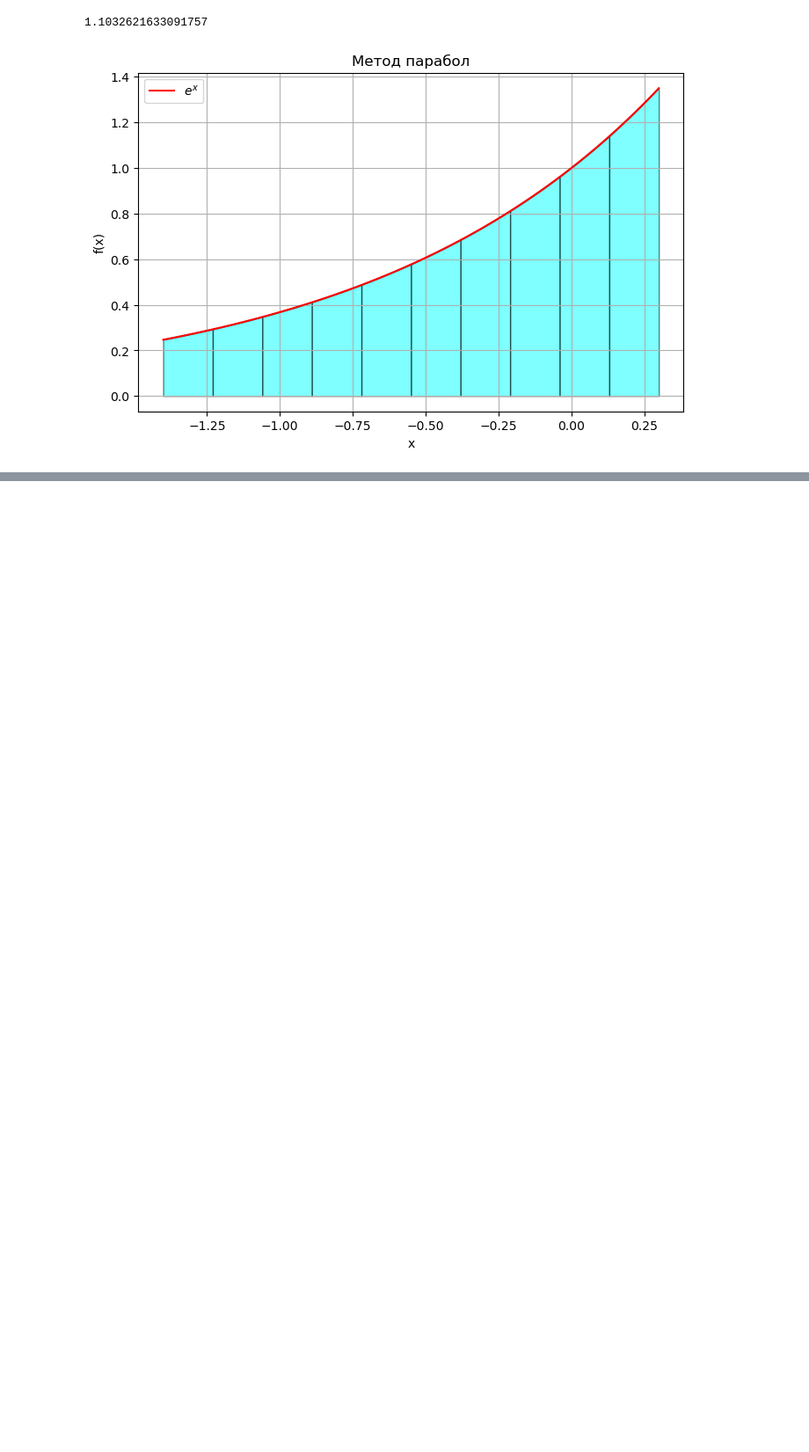
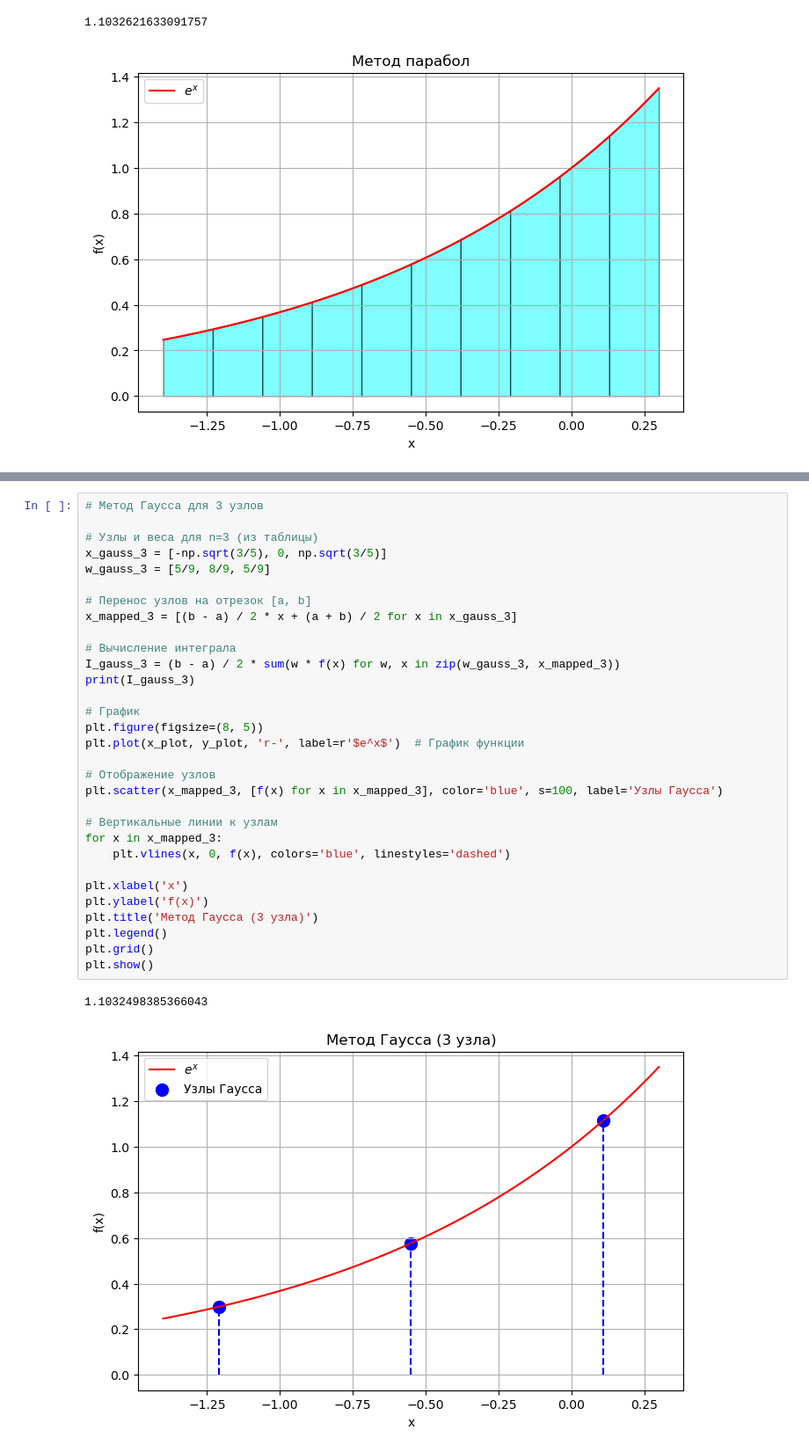
Before and after one commit to AlexAredov/TOK, a Jupyter notebook: TOK3.ipynb, the cells around one changed output, grey strips where cells are left out. Shown at 88% size. Drawn from its saved outputs; the diff is of its cells as text; blank space fills up the shorter version.

```diff
--- a/TOK3.ipynb
+++ b/TOK3.ipynb
@@ -286,0 +394,34 @@ plt.show()
+# %%
+# Метод Гаусса для 3 узлов
+
+# Узлы и веса для n=3 (из таблицы)
+x_gauss_3 = [-np.sqrt(3/5), 0, np.sqrt(3/5)]
+w_gauss_3 = [5/9, 8/9, 5/9]
+
+# Перенос узлов на отрезок [a, b]
+x_mapped_3 = [(b - a) / 2 * x + (a + b) / 2 for x in x_gauss_3]
+
+# Вычисление интеграла
+I_gauss_3 = (b - a) / 2 * sum(w * f(x) for w, x in zip(w_gauss_3, x_mapped_3))
+print(I_gauss_3)
+
+# График
+plt.figure(figsize=(8, 5))
+plt.plot(x_plot, y_plot, 'r-', label=r'$e^x$')  # График функции
+
+# Отображение узлов
+plt.scatter(x_mapped_3, [f(x) for x in x_mapped_3], color='blue', s=100, label='Узлы Гаусса')
+
+# Вертикальные линии к узлам
+for x in x_mapped_3:
+    plt.vlines(x, 0, f(x), colors='blue', linestyles='dashed')
+
+plt.xlabel('x')
+plt.ylabel('f(x)')
+plt.title('Метод Гаусса (3 узла)')
+plt.legend()
+plt.grid()
+plt.show()
+# %% [output]
+1.1032498385366043
+[figure, added]
```
Also changed, not shown: parts of 9 cells of this notebook.
